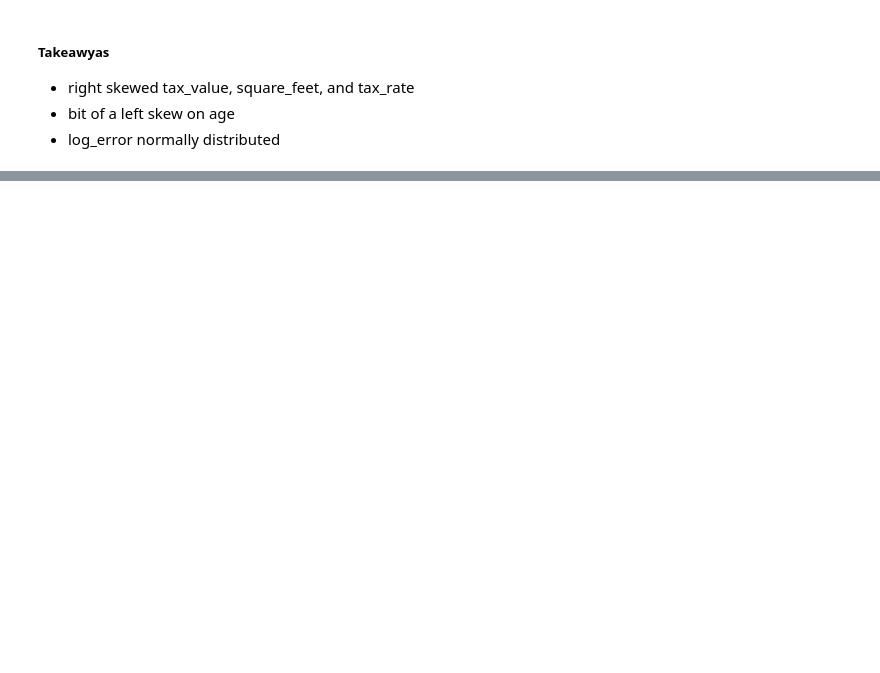
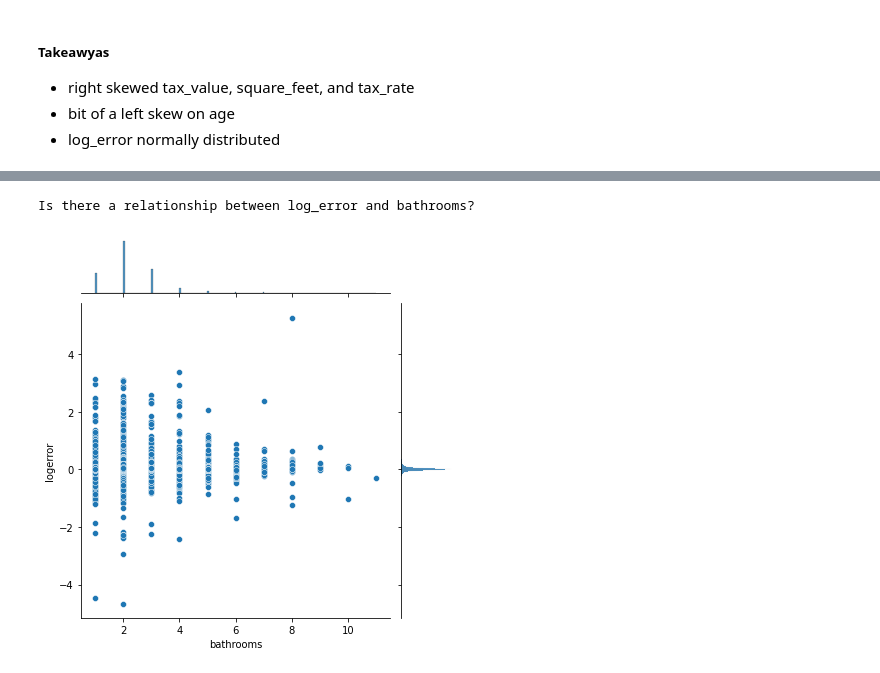
Before and after one commit to hrodjr/zestimate_error_drivers_project, a Jupyter notebook: scratch_notebook.ipynb, the cells around one changed output, grey strips where cells are left out. Saved outputs shown, nothing was run; the diff lists cells and outputs as text; code cells hidden in the pictures; blank space fills up the shorter version.

```diff
--- a/scratch_notebook.ipynb
+++ b/scratch_notebook.ipynb
@@ -121,10 +94,13 @@ plt.show()
 # %%
 #Is there a relationship between log_error and bathrooms?
 print("Is there a relationship between log_error and bathrooms?")
-sns.jointplot(x = 'bathrooms', y = 'log_error', data=train)
+sns.jointplot(x = 'bathrooms', y = 'logerror', data=train)
 plt.xlabel("Bathrooms")
 plt.ylabel("Log Error")
 plt.show()
+# %% [output]
+Is there a relationship between log_error and bathrooms?
+[figure, added]
 # %%
 #Is there a relationship between log_error and bedrooms?
 # plot age by spending_score
```
Also changed, not shown: parts of 25 cells of this notebook, 1 other file.
